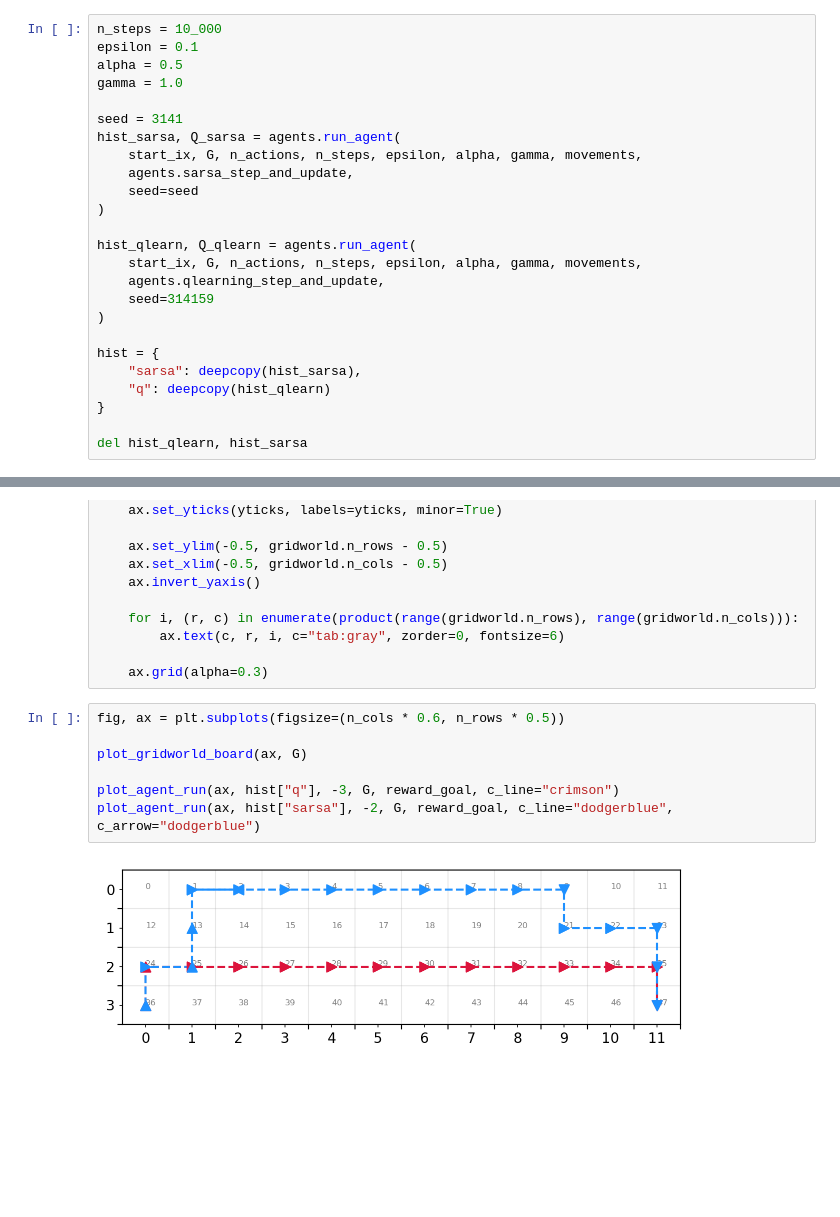
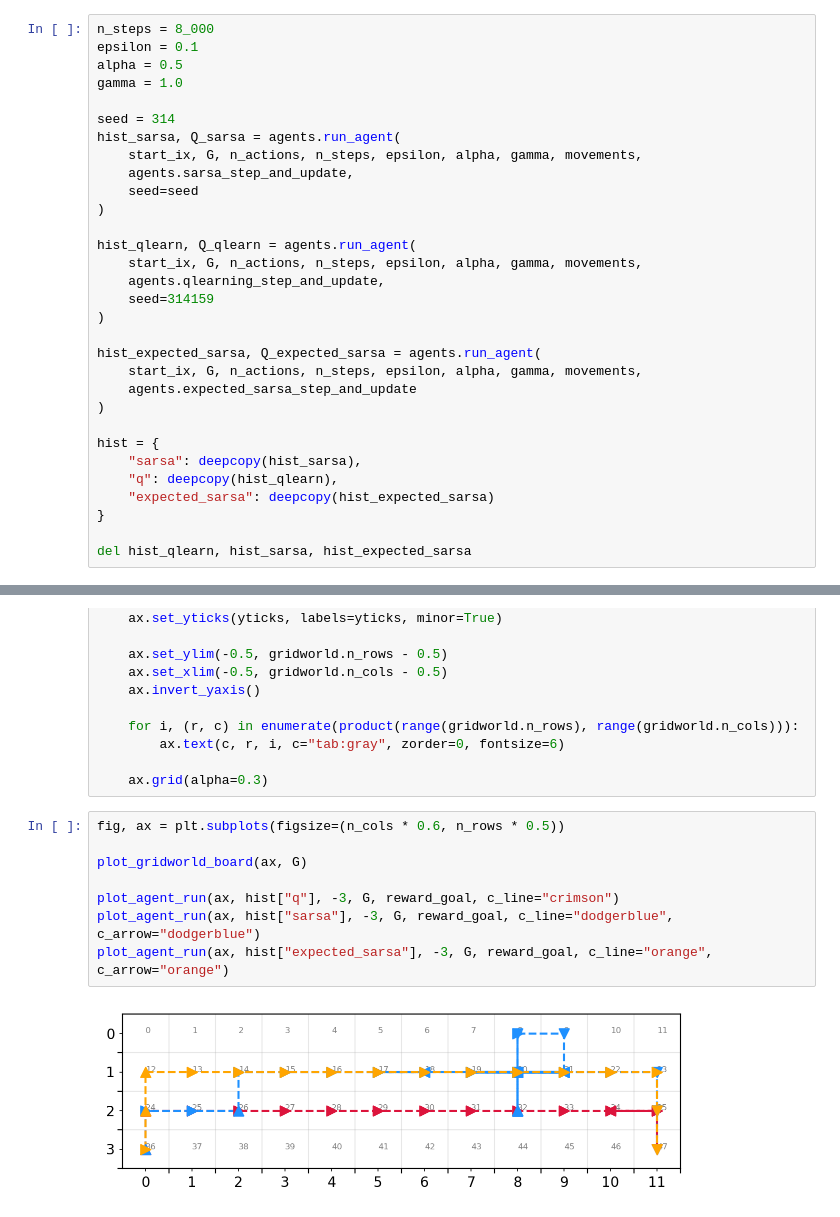
Before and after one commit to gerdm/reinforcement-learning, a Jupyter notebook: ch06/cliffwalk-gridworld.ipynb, the cells around one changed output, grey strips where cells are left out. Saved outputs shown, nothing was run; the diff lists cells and outputs as text; blank space fills up the shorter version.

```diff
--- a/ch06/cliffwalk-gridworld.ipynb
+++ b/ch06/cliffwalk-gridworld.ipynb
@@ -37,12 +39,12 @@ end_ix = 47
 reward_goal =  100
 G = gridworld.CliffGridworld(start_ix, end_ix, n_rows, n_cols, reward_goal)
 # %%
-n_steps = 10_000
+n_steps = 8_000
 epsilon = 0.1
 alpha = 0.5
 gamma = 1.0
 
-seed = 3141
+seed = 314
 hist_sarsa, Q_sarsa = agents.run_agent(
     start_ix, G, n_actions, n_steps, epsilon, alpha, gamma, movements,
     agents.sarsa_step_and_update,
@@ -55,12 +57,18 @@ hist_qlearn, Q_qlearn = agents.run_agent(
     seed=314159
 )
 
+hist_expected_sarsa, Q_expected_sarsa = agents.run_agent(
+    start_ix, G, n_actions, n_steps, epsilon, alpha, gamma, movements,
+    agents.expected_sarsa_step_and_update
+)
+
 hist = {
     "sarsa": deepcopy(hist_sarsa),
-    "q": deepcopy(hist_qlearn)
+    "q": deepcopy(hist_qlearn),
+    "expected_sarsa": deepcopy(hist_expected_sarsa)
 }
 
-del hist_qlearn, hist_sarsa
+del hist_qlearn, hist_sarsa, hist_expected_sarsa
 # %%
 hist["sarsa"]["reward"][-500:].mean()
 # %% [output]
@@ -145,12 +136,13 @@ def plot_gridworld_board(ax, gridworld):
 # %%
 fig, ax = plt.subplots(figsize=(n_cols * 0.6, n_rows * 0.5))
 
 plot_gridworld_board(ax, G)
 
 plot_agent_run(ax, hist["q"], -3, G, reward_goal, c_line="crimson")
-plot_agent_run(ax, hist["sarsa"], -2, G, reward_goal, c_line="dodgerblue", c_arrow="dodgerblue")
+plot_agent_run(ax, hist["sarsa"], -3, G, reward_goal, c_line="dodgerblue", c_arrow="dodgerblue")
+plot_agent_run(ax, hist["expected_sarsa"], -3, G, reward_goal, c_line="orange", c_arrow="orange")
 # %% [output]
-[figure, old version]
+[figure, new version]
 # %%
 plt.plot((hist["q"]["reward"] == reward_goal).cumsum(), c="crimson", label="Q")
 plt.plot((hist["sarsa"]["reward"] == reward_goal).cumsum(), c="dodgerblue", label="Sarsa")
```
Also changed, not shown: parts of 13 cells of this notebook.
